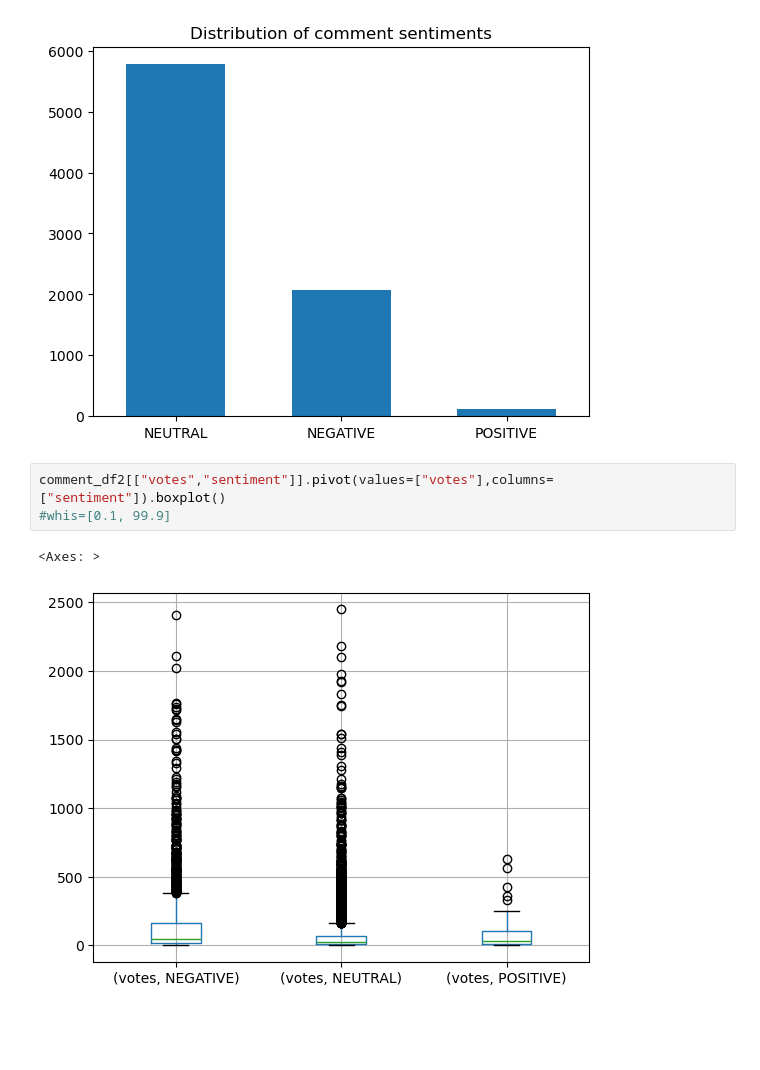
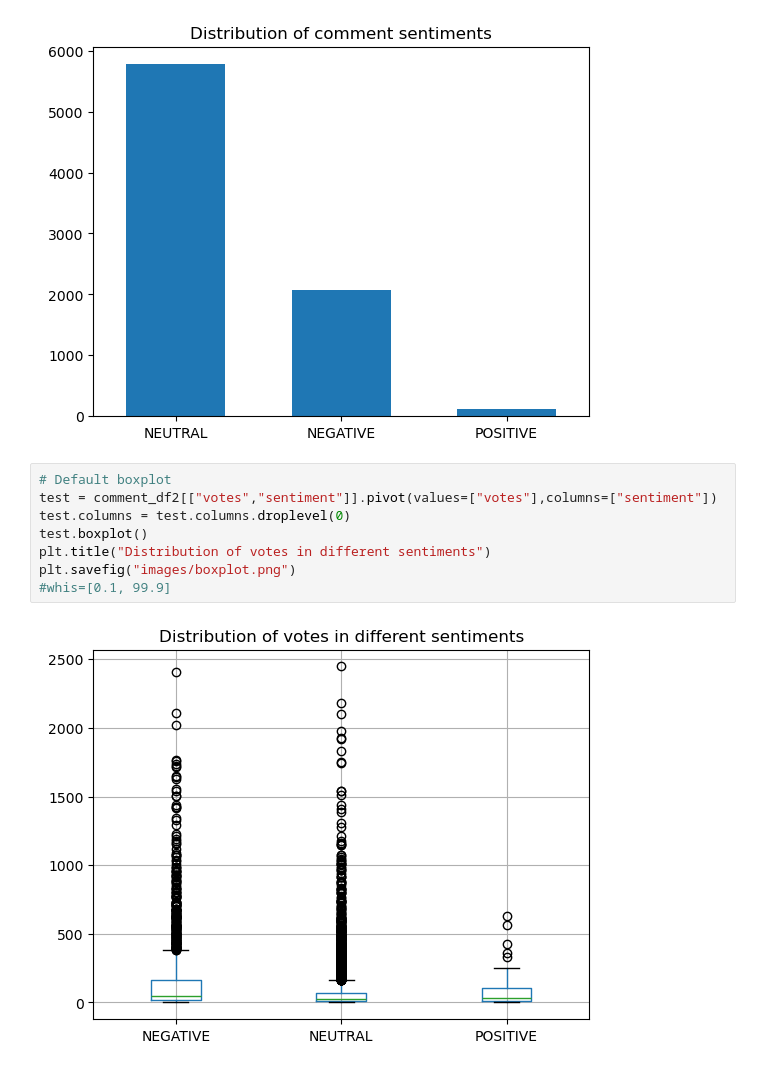
Before and after one commit to eevib/introDataMiniProject, a Jupyter notebook: data_analysis.ipynb, the cells around one changed output. Drawn from its saved outputs; the diff is of its cells as text; blank space fills up the shorter version.

Commit message:
boxplot

```diff
--- a/data_analysis.ipynb
+++ b/data_analysis.ipynb
@@ -274,8 +278,12 @@ plt.savefig("images/sentiment_distribution.png")
 # %% [output]
 [figure]
 # %%
-comment_df2[["votes","sentiment"]].pivot(values=["votes"],columns=["sentiment"]).boxplot()
+# Default boxplot
+test = comment_df2[["votes","sentiment"]].pivot(values=["votes"],columns=["sentiment"])
+test.columns = test.columns.droplevel(0)
+test.boxplot()
+plt.title("Distribution of votes in different sentiments")
+plt.savefig("images/boxplot.png")
 #whis=[0.1, 99.9]
 # %% [output]
-<Axes: >
-[figure, old version]
+[figure, new version]
```
Also changed, not shown: parts of 4 cells of this notebook, 1 other file.
